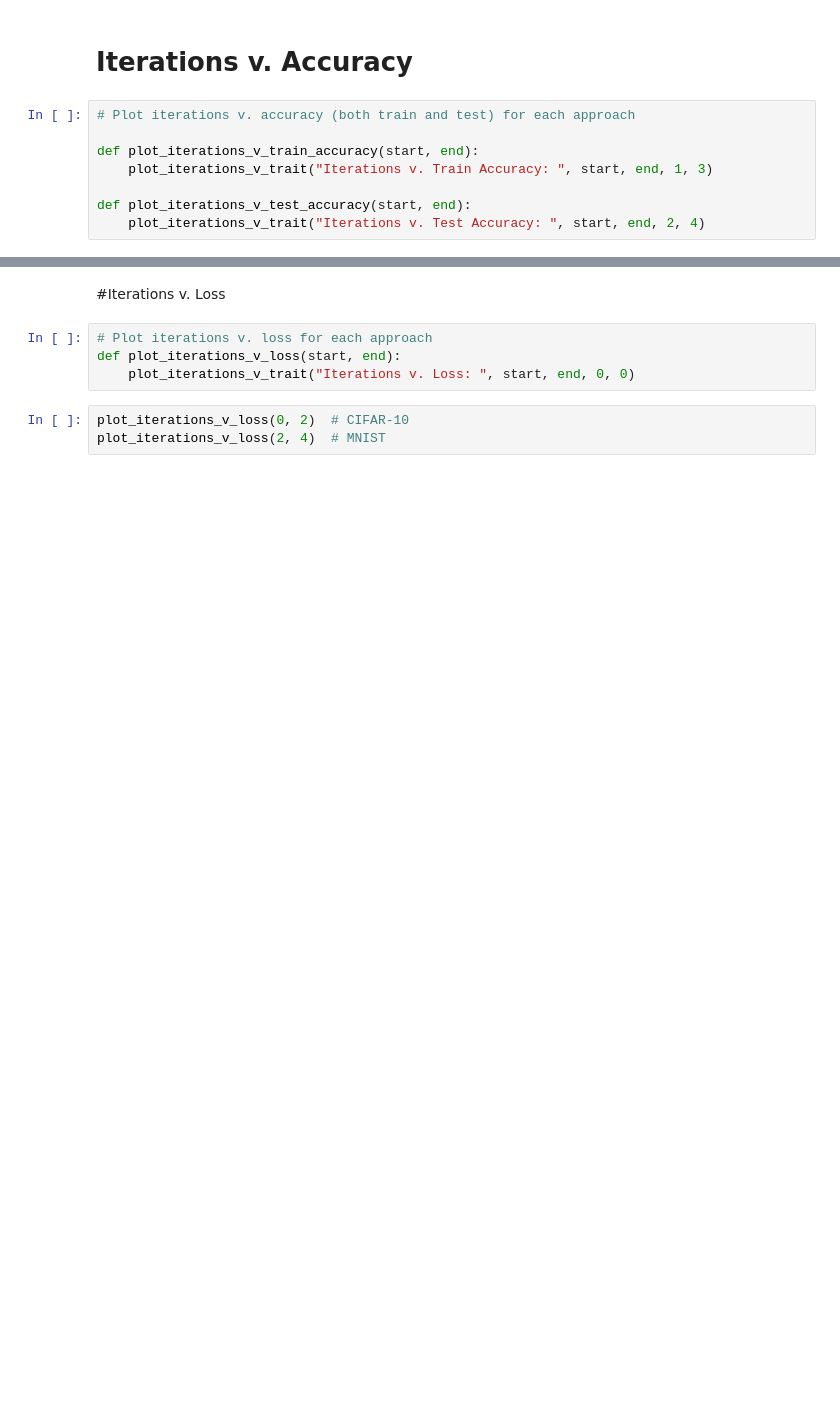
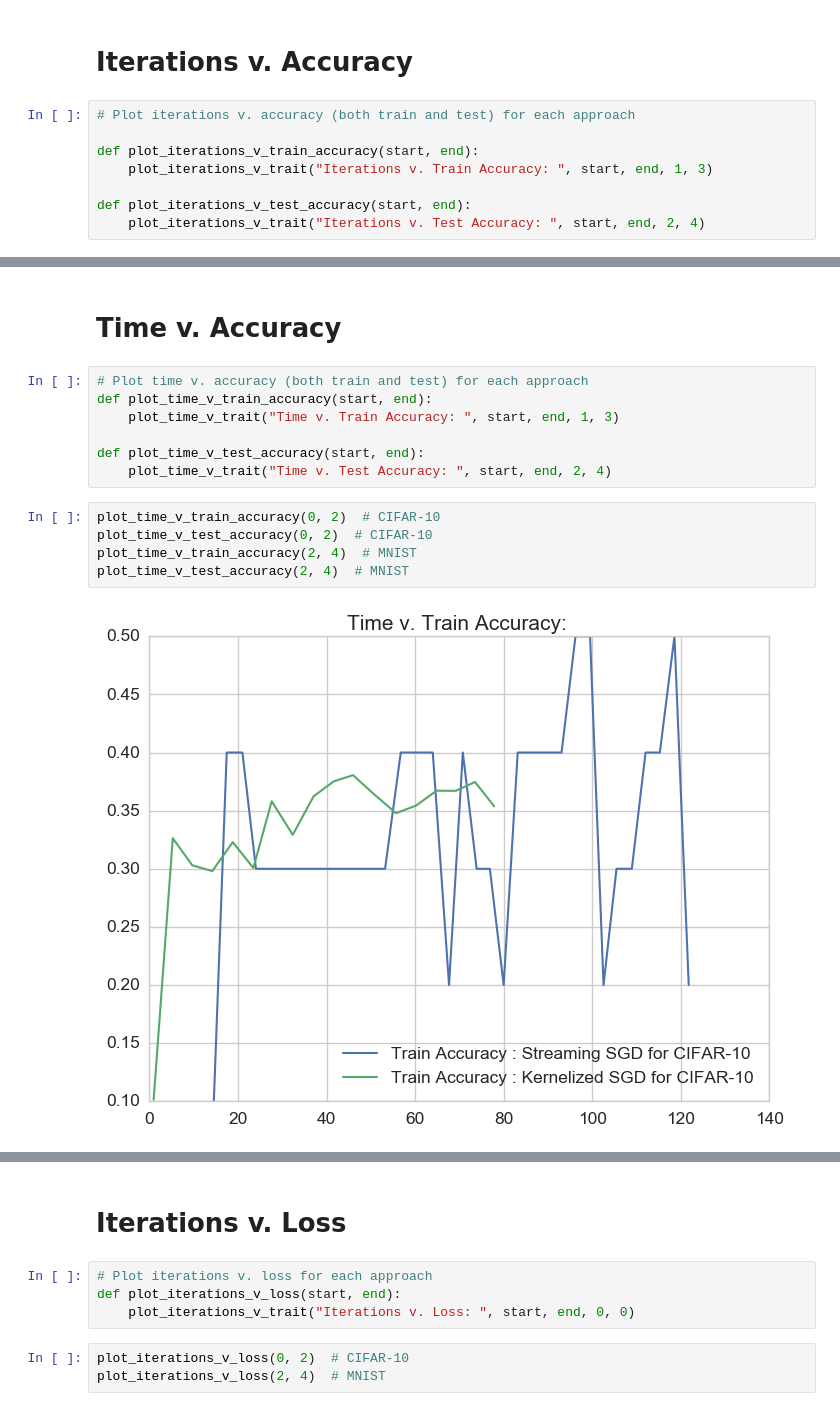
Before and after one commit to alvinwan/mlml, a Jupyter notebook: demos/ksgd.ipynb, the cells around one changed output, grey strips where cells are left out. Drawn from its saved outputs; the diff is of its cells as text; blank space fills up the shorter version.

```diff
--- a/demos/ksgd.ipynb
+++ b/demos/ksgd.ipynb
@@ -94,0 +103,16 @@ plot_iterations_v_test_accuracy(2, 4)  # MNIST
+# %% [markdown]
+# Time v. Accuracy
+# %%
+# Plot time v. accuracy (both train and test) for each approach
+def plot_time_v_train_accuracy(start, end):
+    plot_time_v_trait("Time v. Train Accuracy: ", start, end, 1, 3)
+
+def plot_time_v_test_accuracy(start, end):
+    plot_time_v_trait("Time v. Test Accuracy: ", start, end, 2, 4)
+# %%
+plot_time_v_train_accuracy(0, 2)  # CIFAR-10
+plot_time_v_test_accuracy(0, 2)  # CIFAR-10
+plot_time_v_train_accuracy(2, 4)  # MNIST
+plot_time_v_test_accuracy(2, 4)  # MNIST
+# %% [output]
+[figure, added]
@@ -95,5 +122,5 @@ plot_iterations_v_test_accuracy(2, 4)  # MNIST
 # %% [markdown]
-#Iterations v. Loss
+# Iterations v. Loss
 # %%
 # Plot iterations v. loss for each approach
 def plot_iterations_v_loss(start, end):
```
Also changed, not shown: parts of 9 cells of this notebook, 3 other files.
